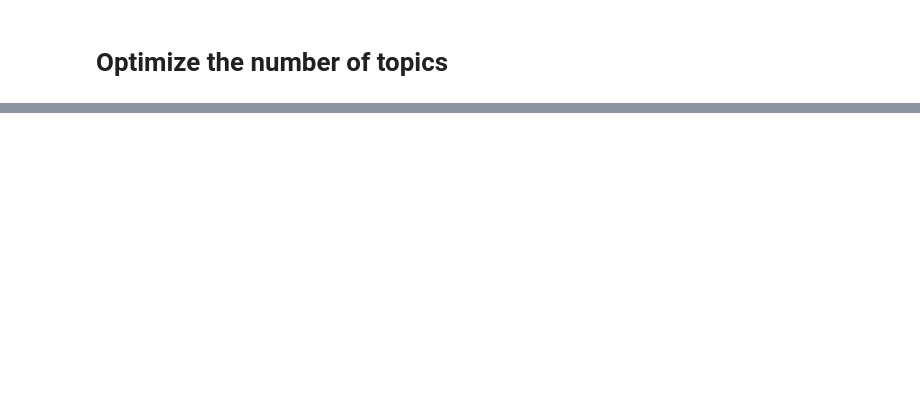
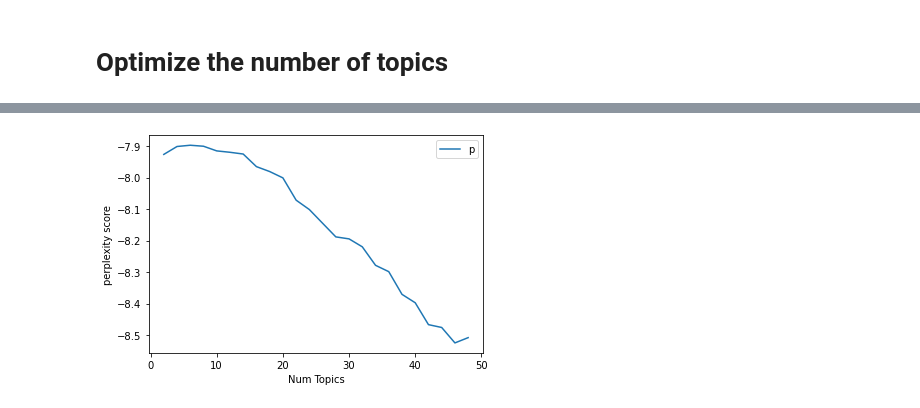
Before and after one commit to rawat-sushil/Topic-Modelling, a Jupyter notebook: 7135_Topic_Modelling.ipynb, the cells around one changed output, grey strips where cells are left out. Saved outputs shown, nothing was run; the diff lists cells and outputs as text; code cells hidden in the pictures; blank space fills up the shorter version.

```diff
--- a/7135_Topic_Modelling.ipynb
+++ b/7135_Topic_Modelling.ipynb
@@ -294,3 +265,16 @@ plt.show()
+# %%
+# Show graph for perplexity
+limit=50; start=2; step=2;
+x = range(start, limit, step)
+plt.plot(x, perplexity)
+plt.xlabel("Num Topics")
+plt.ylabel("perplexity score")
+plt.legend(("perplexity"), loc='best')
+
+plt.savefig("Perplexity_value.png",dpi=300)
+plt.show()
+# %% [output]
+[figure, added]
 # %%
 iterations = 0
 for p, cv, i in zip(perplexity, coherence_values, x):
```
Also changed, not shown: parts of 36 cells of this notebook.
